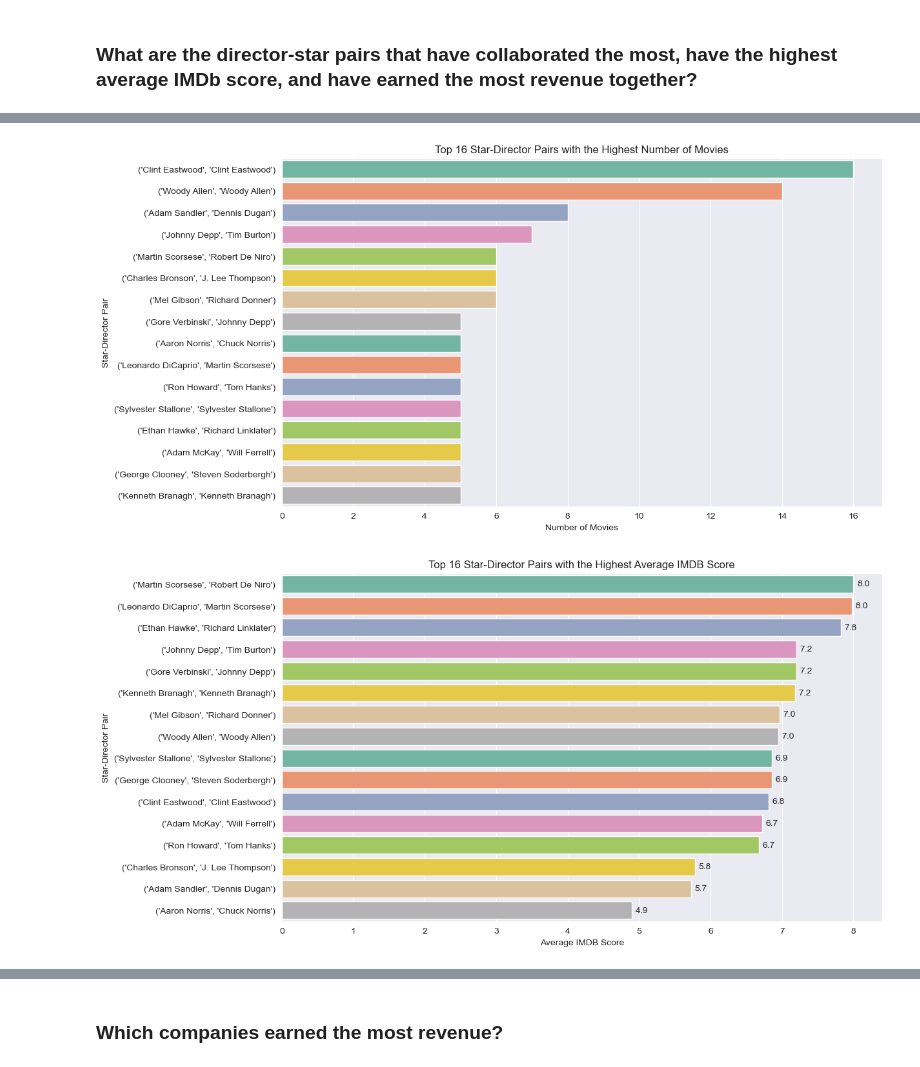
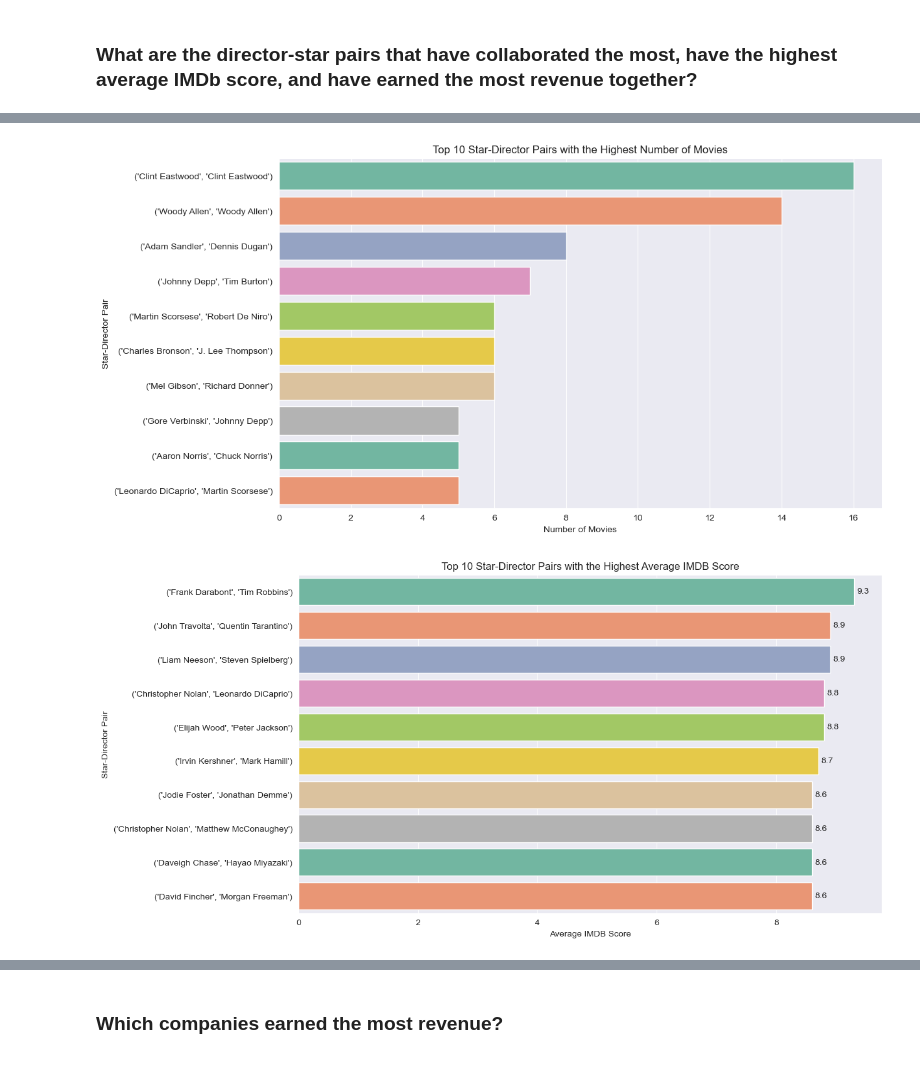
Before and after one commit to gururaser/film-analysis-project, a Jupyter notebook: film-analysis.ipynb, the cells around one changed output, grey strips where cells are left out. Drawn from its saved outputs; the diff is of its cells as text; code cells hidden in the pictures.

Commit message:
Data Preparation
An important mistake has been fixed

```diff
--- a/film-analysis.ipynb
+++ b/film-analysis.ipynb
@@ -808,7 +808,8 @@ df[(df['star'] == 'Robert De Niro') & (df['director'] == 'Martin Scorsese')]
 # Group repeating pairs
 dual_group = df.groupby(df[['star', 'director']].apply(lambda x: tuple(sorted(x)), axis=1)) \
 .agg(number_of_movies =('director', 'count'), avg_imdb_score=('score', 'mean'), gross = ('gross','sum')) \
-.reset_index().sort_values('number_of_movies', ascending=False)
+.reset_index()
 
-first_16_duo = dual_group.head(16)
-first_16_duo
+dual_group_num_sorted = dual_group.sort_values('number_of_movies', ascending=False)
+
+first_10_duo = dual_group_num_sorted.head(10)
@@ -836,27 +819,30 @@ sns.barplot(data=first_16_duo, y='index', x='number_of_movies',palette = 'Set2')
 # plt.xticks(rotation=90)
 plt.xlabel('Number of Movies')
 plt.ylabel('Star-Director Pair')
-plt.title('Top 16 Star-Director Pairs with the Highest Number of Movies')
+plt.title('Top 10 Star-Director Pairs with the Highest Number of Movies')
 plt.savefig('star_director_num_of_movies.jpg', dpi=300, bbox_inches='tight')
 plt.show()
 # %% [output]
-[figure, old version]
+[figure, new version]
 # %%
+dual_group_imdb_sorted = dual_group.sort_values('avg_imdb_score', ascending=False)
+first_10_duo = dual_group_imdb_sorted.head(10)
+
 plt.figure(figsize=(12,7))
-ax = sns.barplot(data=first_16_duo.sort_values('avg_imdb_score', ascending=False), y='index', x='avg_imdb_score',palette = 'Set2')
+ax = sns.barplot(data=first_10_duo, y='index', x='avg_imdb_score',palette = 'Set2')
 # plt.xticks(rotation=90)
 plt.ylabel('Star-Director Pair')
 plt.xlabel('Average IMDB Score')
-plt.title('Top 16 Star-Director Pairs with the Highest Average IMDB Score')
+plt.title('Top 10 Star-Director Pairs with the Highest Average IMDB Score')
 
 
 # Add text labels for each bar
 for p in ax.patches:
     width = p.get_width()
     plt.text(width + 0.05, p.get_y() + p.get_height() / 2, f"{width:.1f}", ha='left', va='center')
 
 plt.savefig('star_director_avg_imdb_score.jpg', dpi=300, bbox_inches='tight')
 plt.show()
 # %% [output]
-[figure, old version]
+[figure, new version]
 # %%
```
Also changed, not shown: parts of 2 cells of this notebook.
